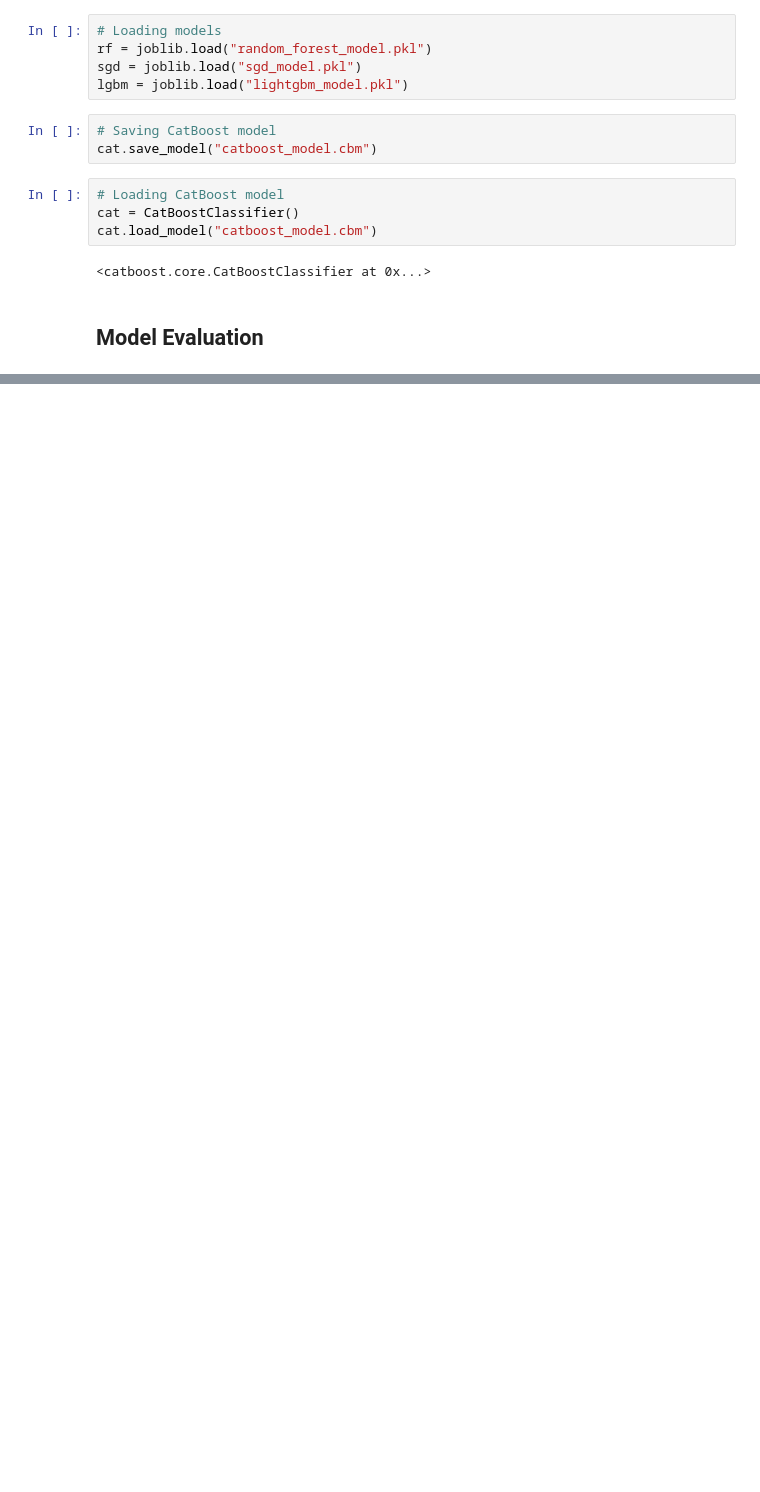
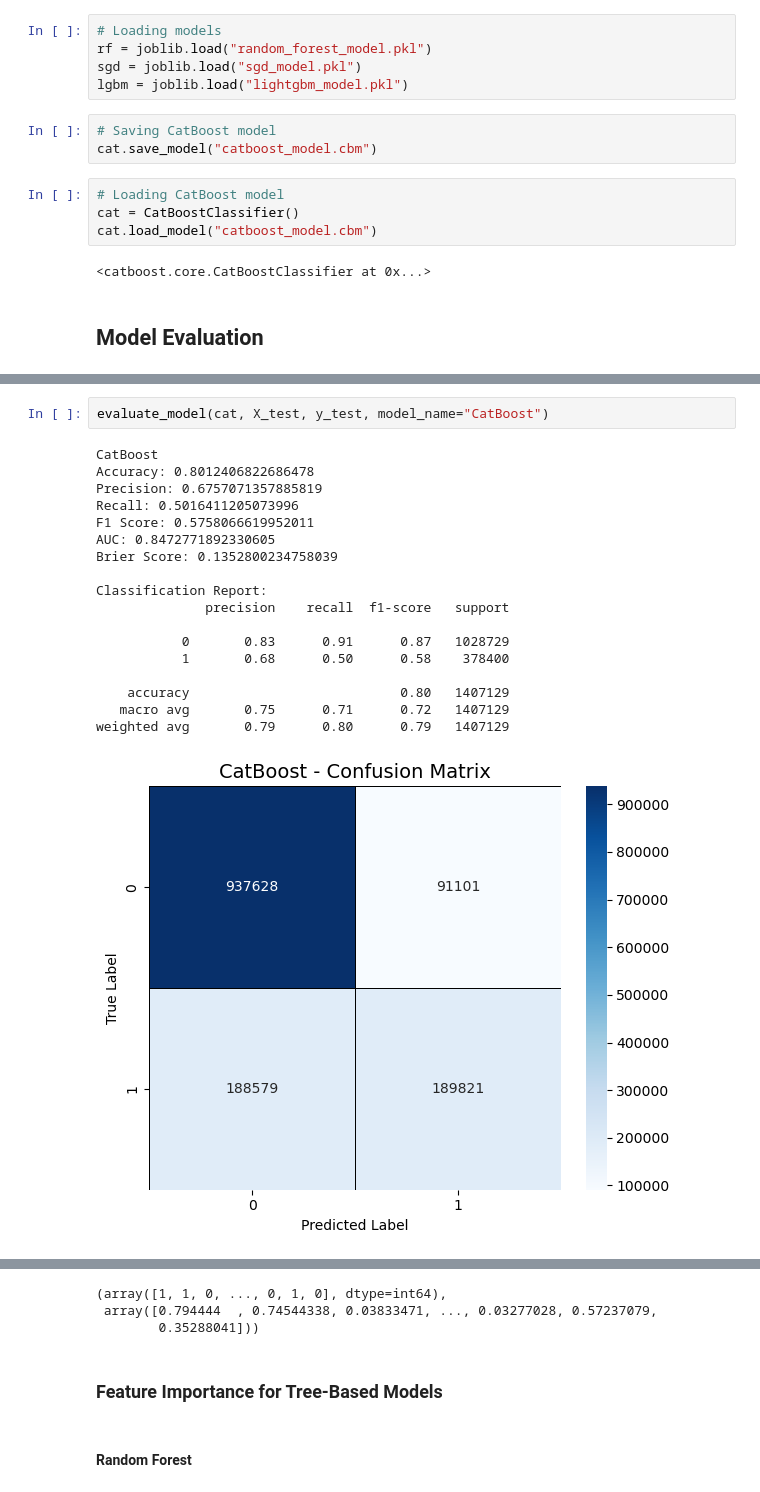
Before and after one commit to janecondon/AMS-595-Identifying-Risk-Factors-for-Major-Depressive-Disorder, a Jupyter notebook: AMS 595 Group Project.ipynb, the cells around one changed output, grey strips where cells are left out. Saved outputs shown, nothing was run; the diff lists cells and outputs as text; blank space fills up the shorter version.

```diff
--- a/AMS 595 Group Project.ipynb
+++ b/AMS 595 Group Project.ipynb
@@ -597,0 +692,21 @@ cat.load_model("catboost_model.cbm")
+# %%
+evaluate_model(cat, X_test, y_test, model_name="CatBoost")
+# %% [output]
+CatBoost
+Accuracy: 0.8012406822686478
+Precision: 0.6757071357885819
+Recall: 0.5016411205073996
+F1 Score: 0.5758066619952011
+AUC: 0.8472771892330605
+Brier Score: 0.1352800234758039
+
+Classification Report:
+              precision    recall  f1-score   support
+
+           0       0.83      0.91      0.87   1028729
+           1       0.68      0.50      0.58    378400
+
+    accuracy                           0.80   1407129
+   macro avg       0.75      0.71      0.72   1407129
+weighted avg       0.79      0.80      0.79   1407129
+[figure, added]
@@ -597,0 +716,7 @@ cat.load_model("catboost_model.cbm")
+(array([1, 1, 0, ..., 0, 1, 0], dtype=int64),
+ array([0.794444  , 0.74544338, 0.03833471, ..., 0.03277028, 0.57237079,
+        0.35288041]))
+# %% [markdown]
+### Feature Importance for Tree-Based Models
+# %% [markdown]
+#### Random Forest
```
Also changed, not shown: parts of 39 cells of this notebook.
